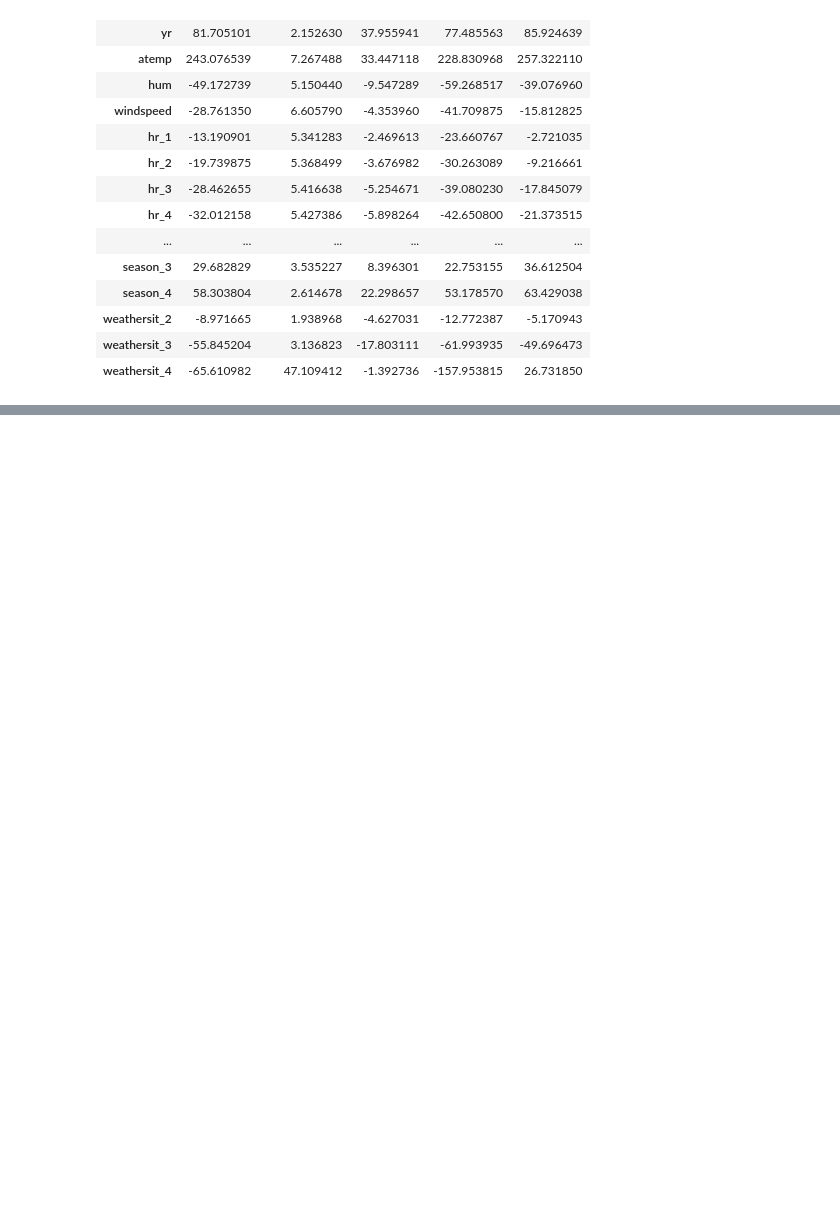
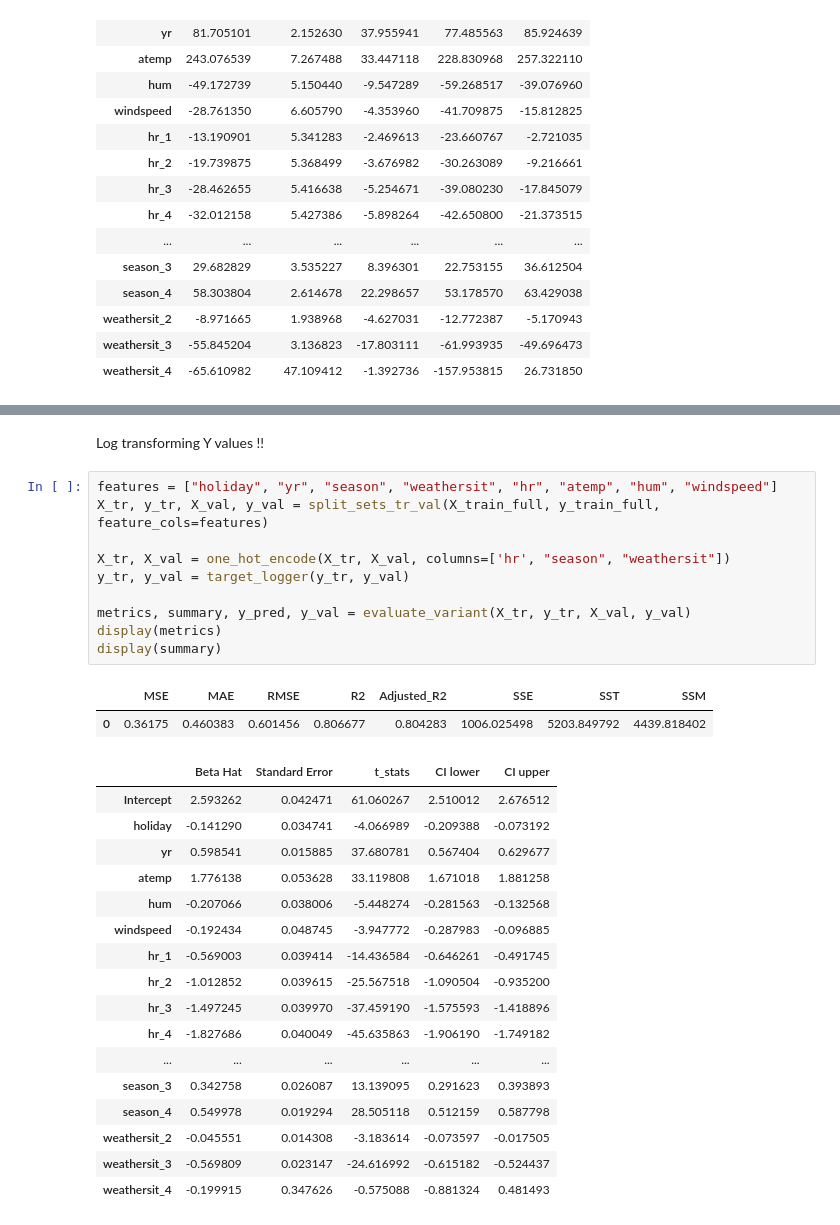
Before and after one commit to sxrthk17/ml-journey, a Jupyter notebook: linear-regression/notebooks/08_StandardError_Hypothesis_testing.ipynb, the cells around one changed output, grey strips where cells are left out. Drawn from its saved outputs; the diff is of its cells as text; blank space fills up the shorter version.

```diff
--- a/linear-regression/notebooks/08_StandardError_Hypothesis_testing.ipynb
+++ b/linear-regression/notebooks/08_StandardError_Hypothesis_testing.ipynb
@@ -877,0 +888,32 @@ display(summary)
+# %% [markdown]
+Log transforming Y values !!
+# %%
+features = ["holiday", "yr", "season", "weathersit", "hr", "atemp", "hum", "windspeed"]
+X_tr, y_tr, X_val, y_val = split_sets_tr_val(X_train_full, y_train_full, feature_cols=features)
+
+X_tr, X_val = one_hot_encode(X_tr, X_val, columns=['hr', "season", "weathersit"])
+y_tr, y_val = target_logger(y_tr, y_val)
+
+metrics, summary, y_pred, y_val = evaluate_variant(X_tr, y_tr, X_val, y_val)
+display(metrics)
+display(summary)
+# %% [output]
+|  | MSE | MAE | RMSE | R2 | Adjusted_R2 | SSE | SST | SSM |
+| 0 | 0.36175 | 0.460383 | 0.601456 | 0.806677 | 0.804283 | 1006.025498 | 5203.849792 | 4439.818402 |
+|  | Beta Hat | Standard Error | t_stats | CI lower | CI upper |
+| Intercept | 2.593262 | 0.042471 | 61.060267 | 2.510012 | 2.676512 |
+| holiday | -0.141290 | 0.034741 | -4.066989 | -0.209388 | -0.073192 |
+| yr | 0.598541 | 0.015885 | 37.680781 | 0.567404 | 0.629677 |
+| atemp | 1.776138 | 0.053628 | 33.119808 | 1.671018 | 1.881258 |
+| hum | -0.207066 | 0.038006 | -5.448274 | -0.281563 | -0.132568 |
+| windspeed | -0.192434 | 0.048745 | -3.947772 | -0.287983 | -0.096885 |
+| hr_1 | -0.569003 | 0.039414 | -14.436584 | -0.646261 | -0.491745 |
+| hr_2 | -1.012852 | 0.039615 | -25.567518 | -1.090504 | -0.935200 |
+| hr_3 | -1.497245 | 0.039970 | -37.459190 | -1.575593 | -1.418896 |
+| hr_4 | -1.827686 | 0.040049 | -45.635863 | -1.906190 | -1.749182 |
+| ... | ... | ... | ... | ... | ... |
+| season_3 | 0.342758 | 0.026087 | 13.139095 | 0.291623 | 0.393893 |
+| season_4 | 0.549978 | 0.019294 | 28.505118 | 0.512159 | 0.587798 |
+| weathersit_2 | -0.045551 | 0.014308 | -3.183614 | -0.073597 | -0.017505 |
+| weathersit_3 | -0.569809 | 0.023147 | -24.616992 | -0.615182 | -0.524437 |
+| weathersit_4 | -0.199915 | 0.347626 | -0.575088 | -0.881324 | 0.481493 |
```
Also changed, not shown: parts of 11 cells of this notebook.
